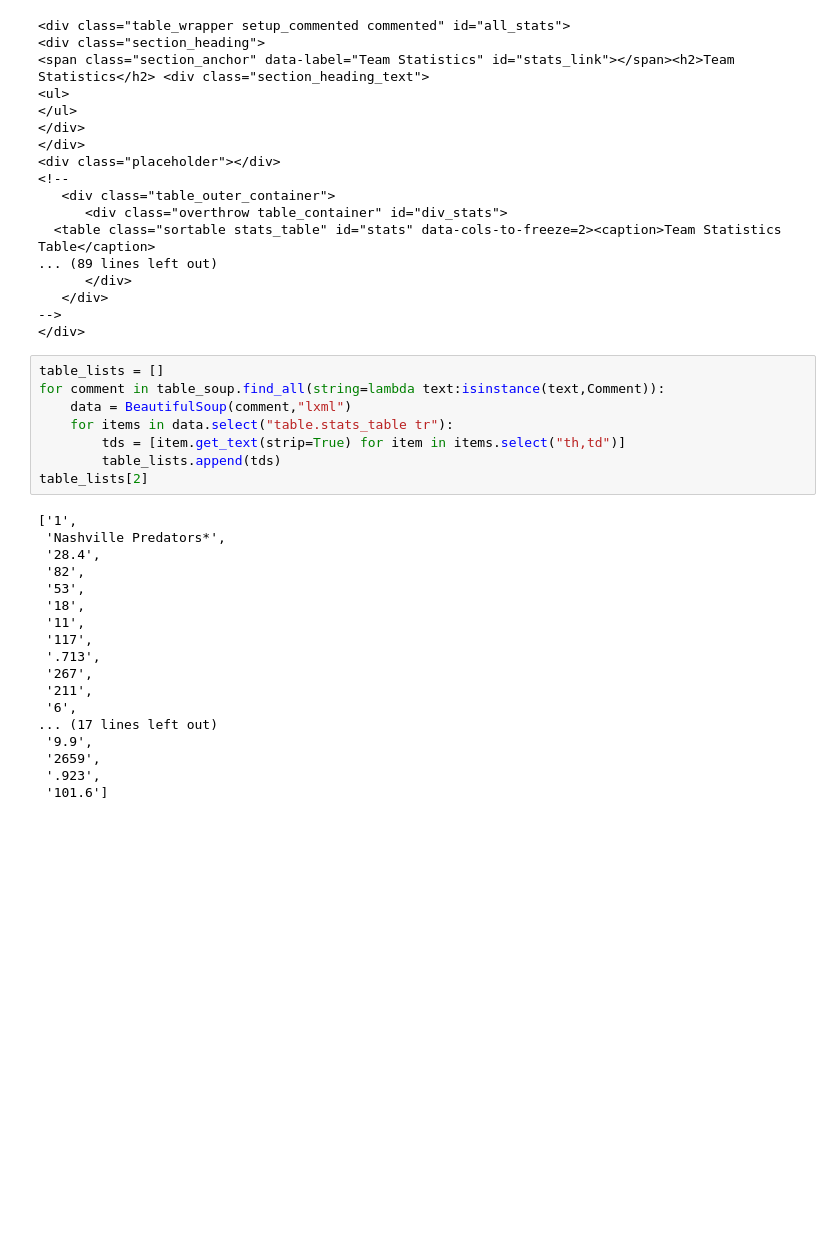
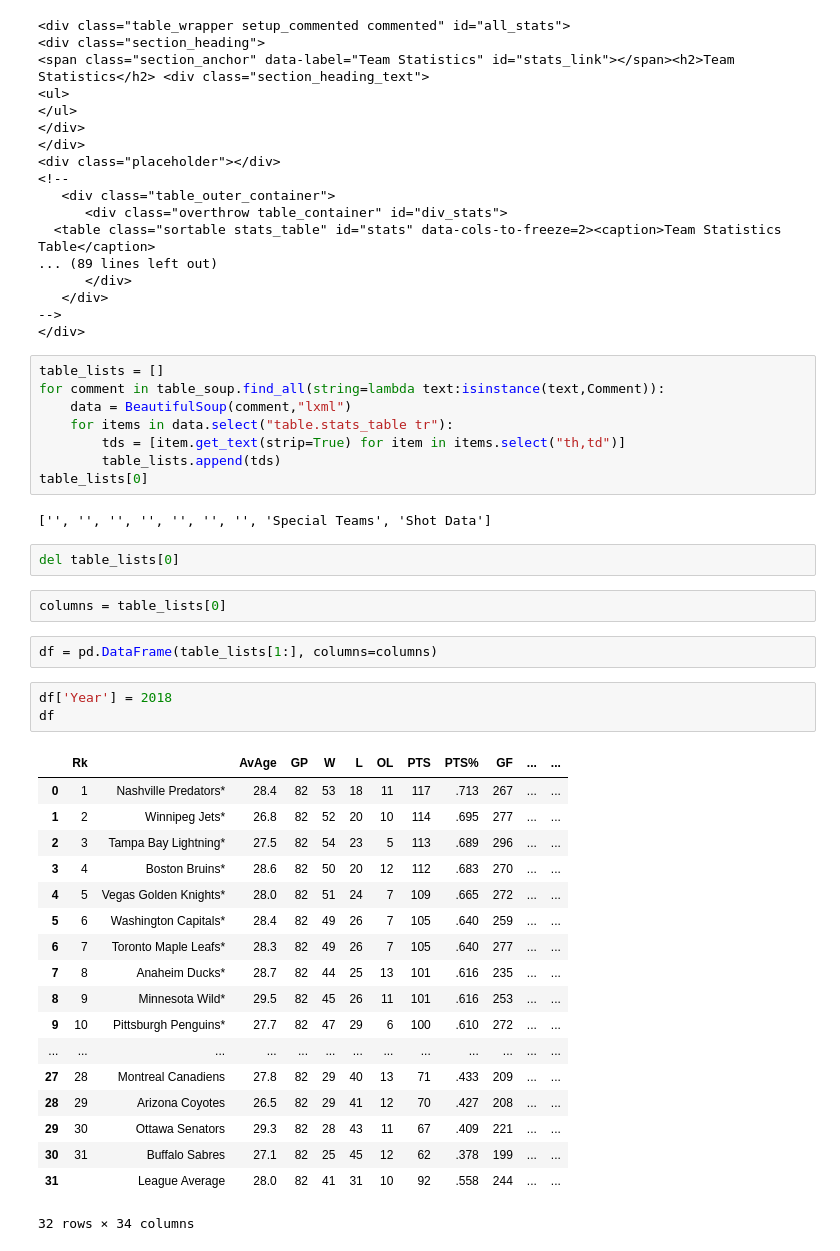
Before and after one commit to AustinMadert/hockey_data_performance, a Jupyter notebook: capstone_project1/hockey-reference_scrape.ipynb, the cells around one changed output. Drawn from its saved outputs; the diff is of its cells as text; blank space fills up the shorter version.

```diff
--- a/capstone_project1/hockey-reference_scrape.ipynb
+++ b/capstone_project1/hockey-reference_scrape.ipynb
@@ -33,22 +34,34 @@ for comment in table_soup.find_all(string=lambda text:isinstance(text,Comment)):
     for items in data.select("table.stats_table tr"):
         tds = [item.get_text(strip=True) for item in items.select("th,td")]
         table_lists.append(tds)
-table_lists[2]
+table_lists[0]
 # %% [output]
-['1',
- 'Nashville Predators*',
- '28.4',
- '82',
- '53',
- '18',
- '11',
- '117',
- '.713',
- '267',
- '211',
- '6',
-... (17 lines left out)
- '9.9',
- '2659',
- '.923',
- '101.6']
+['', '', '', '', '', '', '', 'Special Teams', 'Shot Data']
+# %%
+del table_lists[0]
+# %%
+columns = table_lists[0]
+# %%
+df = pd.DataFrame(table_lists[1:], columns=columns)
+# %%
+df['Year'] = 2018
+df
+# %% [output]
+|  | Rk |  | AvAge | GP | W | L | OL | PTS | PTS% | GF | ... | ... |
+| 0 | 1 | Nashville Predators* | 28.4 | 82 | 53 | 18 | 11 | 117 | .713 | 267 | ... | ... |
+| 1 | 2 | Winnipeg Jets* | 26.8 | 82 | 52 | 20 | 10 | 114 | .695 | 277 | ... | ... |
+| 2 | 3 | Tampa Bay Lightning* | 27.5 | 82 | 54 | 23 | 5 | 113 | .689 | 296 | ... | ... |
+| 3 | 4 | Boston Bruins* | 28.6 | 82 | 50 | 20 | 12 | 112 | .683 | 270 | ... | ... |
+| 4 | 5 | Vegas Golden Knights* | 28.0 | 82 | 51 | 24 | 7 | 109 | .665 | 272 | ... | ... |
+| 5 | 6 | Washington Capitals* | 28.4 | 82 | 49 | 26 | 7 | 105 | .640 | 259 | ... | ... |
+| 6 | 7 | Toronto Maple Leafs* | 28.3 | 82 | 49 | 26 | 7 | 105 | .640 | 277 | ... | ... |
+| 7 | 8 | Anaheim Ducks* | 28.7 | 82 | 44 | 25 | 13 | 101 | .616 | 235 | ... | ... |
+| 8 | 9 | Minnesota Wild* | 29.5 | 82 | 45 | 26 | 11 | 101 | .616 | 253 | ... | ... |
+| 9 | 10 | Pittsburgh Penguins* | 27.7 | 82 | 47 | 29 | 6 | 100 | .610 | 272 | ... | ... |
+| ... | ... | ... | ... | ... | ... | ... | ... | ... | ... | ... | ... | ... |
+| 27 | 28 | Montreal Canadiens | 27.8 | 82 | 29 | 40 | 13 | 71 | .433 | 209 | ... | ... |
+| 28 | 29 | Arizona Coyotes | 26.5 | 82 | 29 | 41 | 12 | 70 | .427 | 208 | ... | ... |
+| 29 | 30 | Ottawa Senators | 29.3 | 82 | 28 | 43 | 11 | 67 | .409 | 221 | ... | ... |
+| 30 | 31 | Buffalo Sabres | 27.1 | 82 | 25 | 45 | 12 | 62 | .378 | 199 | ... | ... |
+| 31 |  | League Average | 28.0 | 82 | 41 | 31 | 10 | 92 | .558 | 244 | ... | ... |
+32 rows × 34 columns
```
Also changed, not shown: parts of 1 cell of this notebook.
